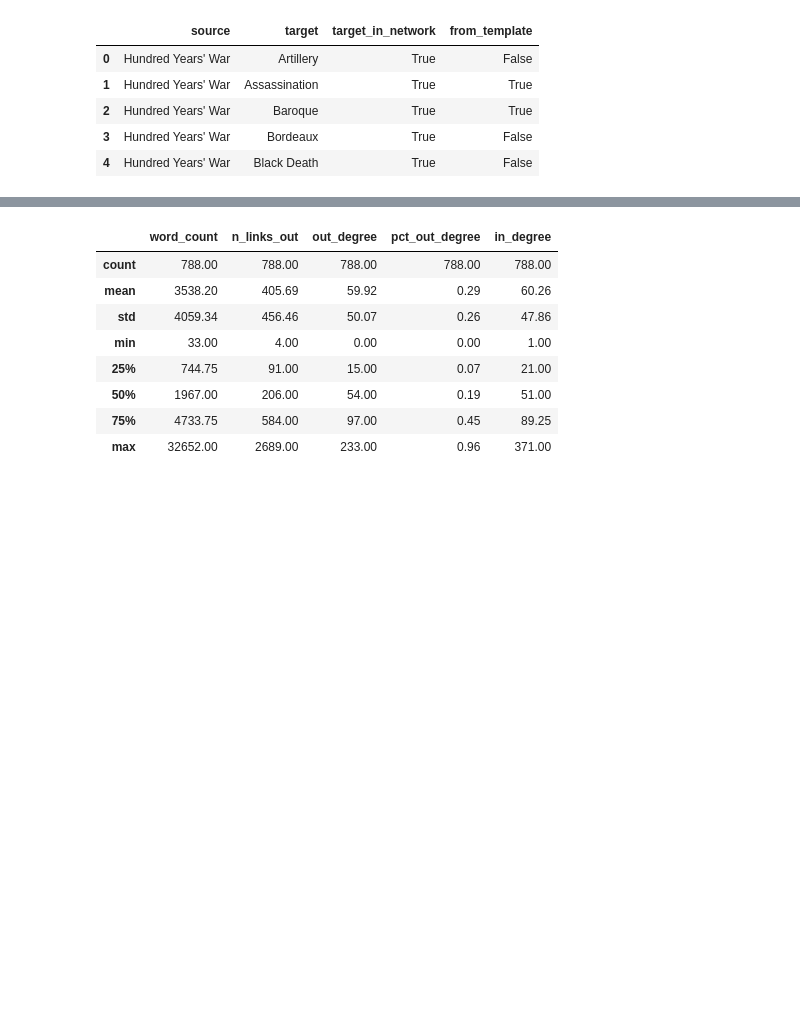
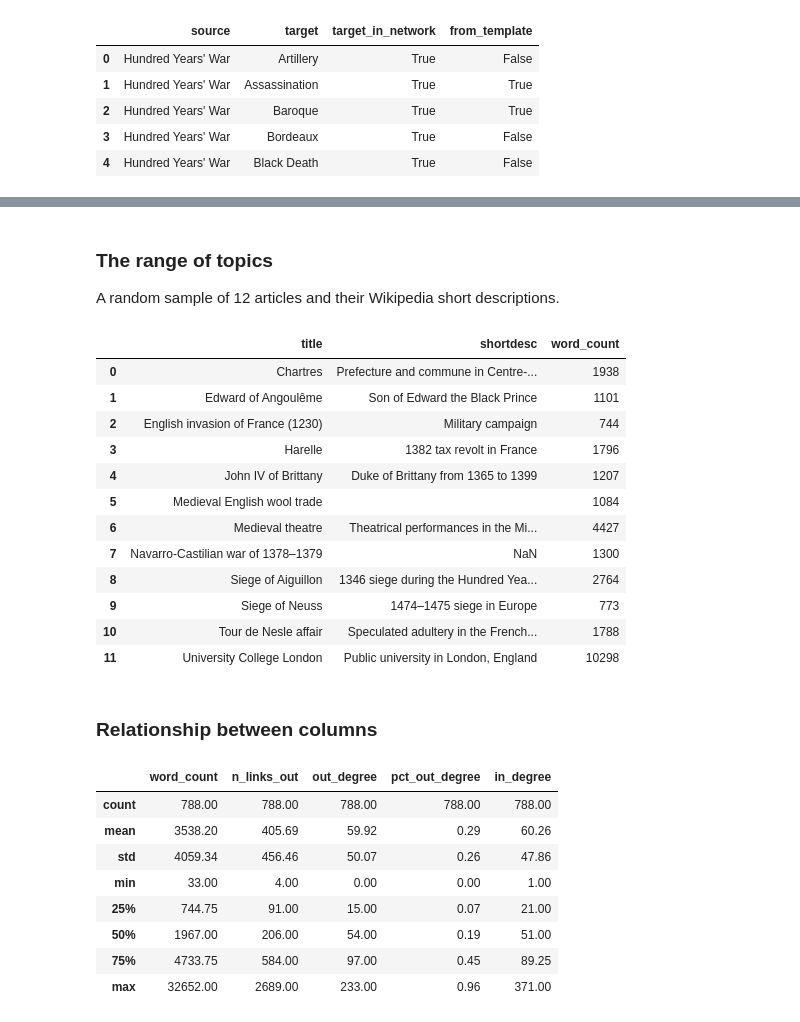
Before and after one commit to amos-johnson/hundred-years-war-similarity, a Jupyter notebook: notebooks/01_collect_and_explore.ipynb, the cells around one changed output, grey strips where cells are left out. Saved outputs shown, nothing was run; the diff lists cells and outputs as text; code cells hidden in the pictures; blank space fills up the shorter version.

```diff
--- a/notebooks/01_collect_and_explore.ipynb
+++ b/notebooks/01_collect_and_explore.ipynb
@@ -155,0 +145,12 @@ Article length and link counts vary by orders of magnitude, from stubs to long f
+# %%
+hop = articles[~articles["is_seed"]]  # every article except the seed
+pd.Series({
+    "articles": f"{len(articles):,} (the seed + {len(hop):,} it links to)",
+    "links collected": f"{len(links):,}",
+    "links between these articles": f"{len(internal):,}",
+    "length, words (mean / median)": f"{hop['word_count'].mean():,.0f} / {hop['word_count'].median():,.0f}",
+    "shortest / longest article, words": f"{hop['word_count'].min():,} ({hop.loc[hop['word_count'].idxmin(), 'title']}) / "
+                                          f"{hop['word_count'].max():,} ({hop.loc[hop['word_count'].idxmax(), 'title']})",
+    "links per article (mean / median)": f"{hop['n_links_out'].mean():,.0f} / {hop['n_links_out'].median():,.0f}",
+    "links to other articles here (mean / median)": f"{hop['out_degree'].mean():,.0f} / {hop['out_degree'].median():,.0f}",
+}, name="").to_frame()
@@ -156,3 +166,24 @@ Article length and link counts vary by orders of magnitude, from stubs to long f
+# %% [markdown]
+### The range of topics
+A random sample of 12 articles and their Wikipedia short descriptions.
+# %%
+hop.sample(12, random_state=1)[["title", "shortdesc", "word_count"]].sort_values("title").reset_index(drop=True)
+# %% [output]
+|  | title | shortdesc | word_count |
+| 0 | Chartres | Prefecture and commune in Centre-... | 1938 |
+| 1 | Edward of Angoulême | Son of Edward the Black Prince | 1101 |
+| 2 | English invasion of France (1230) | Military campaign | 744 |
+| 3 | Harelle | 1382 tax revolt in France | 1796 |
+| 4 | John IV of Brittany | Duke of Brittany from 1365 to 1399 | 1207 |
+| 5 | Medieval English wool trade |  | 1084 |
+| 6 | Medieval theatre | Theatrical performances in the Mi... | 4427 |
+| 7 | Navarro-Castilian war of 1378–1379 | NaN | 1300 |
+| 8 | Siege of Aiguillon | 1346 siege during the Hundred Yea... | 2764 |
+| 9 | Siege of Neuss | 1474–1475 siege in Europe | 773 |
+| 10 | Tour de Nesle affair | Speculated adultery in the French... | 1788 |
+| 11 | University College London | Public university in London, England | 10298 |
+# %% [markdown]
+### Relationship between columns
 # %%
 hop = articles[~articles["is_seed"]]  # every node except the seed
 metrics = ["word_count", "n_links_out", "out_degree", "pct_out_degree", "in_degree"]
```
Also changed, not shown: parts of 23 cells of this notebook, 30 other files.
